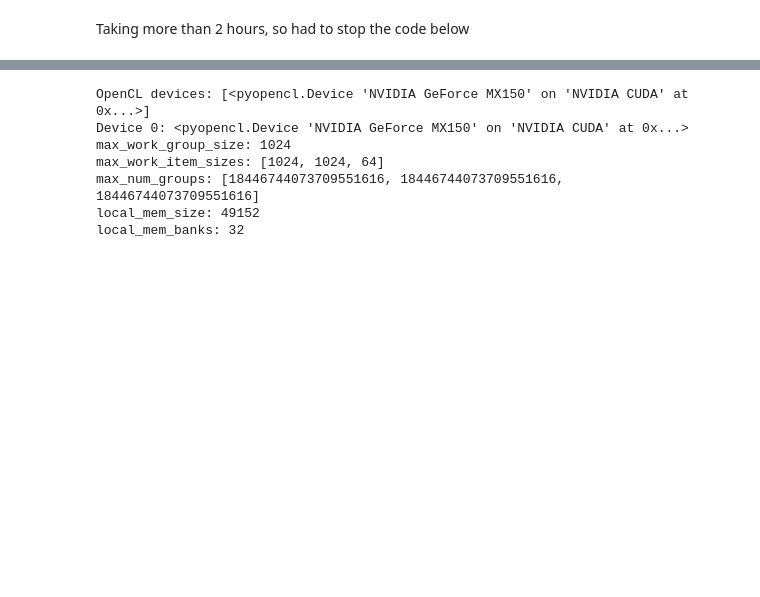
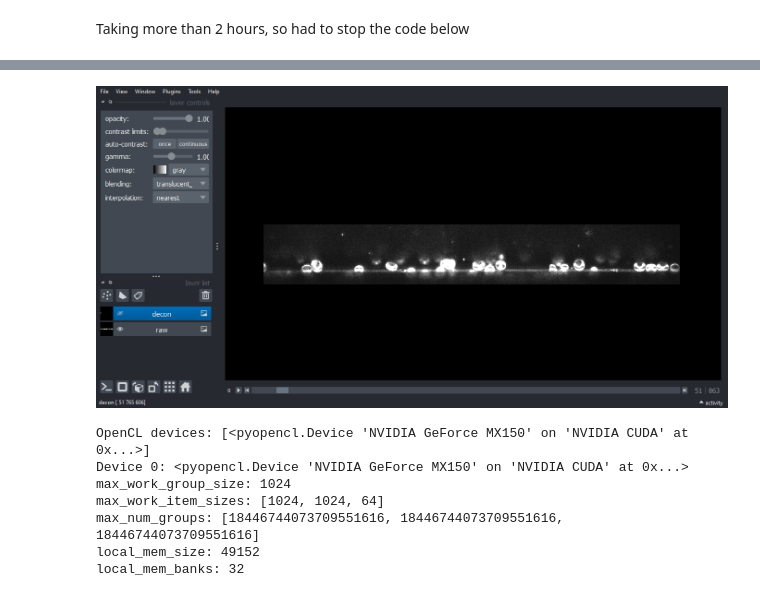
Before and after one commit to BioimageAnalysisCoreWEHI/napari_lattice, a Jupyter notebook: notebooks/deconvolution_RedFishLion.ipynb, the cells around one changed output, grey strips where cells are left out. Saved outputs shown, nothing was run; the diff lists cells and outputs as text; code cells hidden in the pictures; blank space fills up the shorter version.

```diff
--- a/notebooks/deconvolution_RedFishLion.ipynb
+++ b/notebooks/deconvolution_RedFishLion.ipynb
@@ -68,3 +179,8 @@ KeyboardInterrupt:
+# %%
+from napari.utils import nbscreenshot
+nbscreenshot(viewer)
+# %% [output]
+[figure, added]
 # %%
 import reikna.cluda as cluda
 api = cluda.ocl_api()
```
Also changed, not shown: parts of 12 cells of this notebook.
